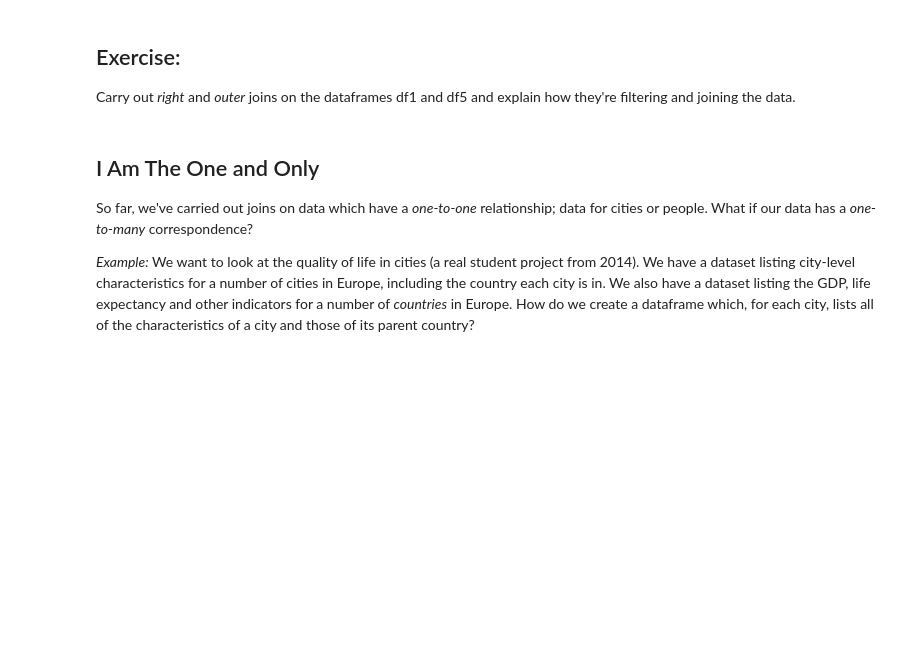
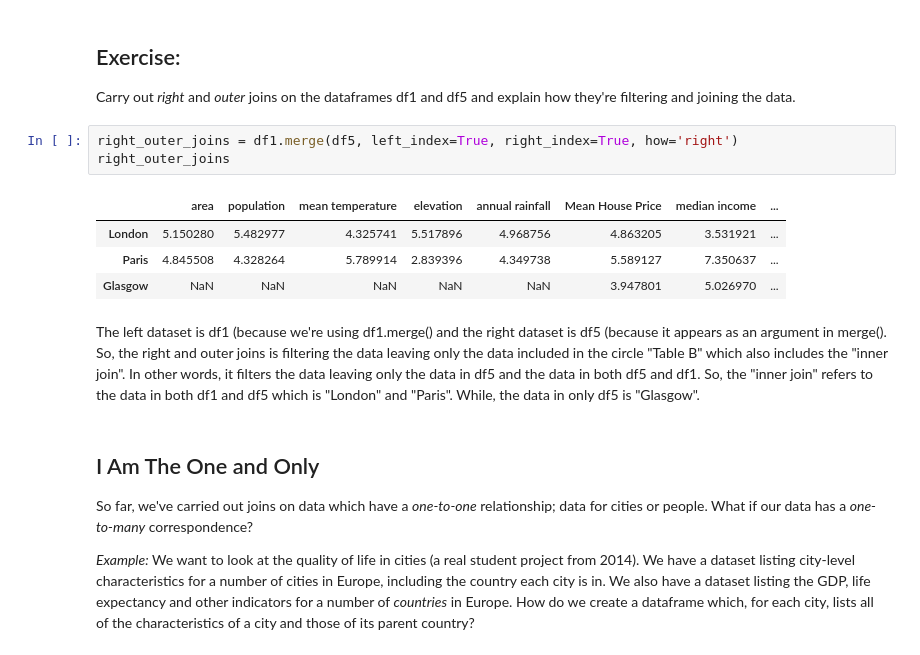
Before and after one commit to AngelaZhang111/QM2, a Jupyter notebook: W3_Merging_and_Joining_in_Python.ipynb, the cells around one changed output. Drawn from its saved outputs; the diff is of its cells as text; blank space fills up the shorter version.

```diff
--- a/W3_Merging_and_Joining_in_Python.ipynb
+++ b/W3_Merging_and_Joining_in_Python.ipynb
@@ -347,6 +347,17 @@ As we see, the missing data appears as **NaN** - Not a Number.
 ## Exercise:
 
 Carry out *right* and *outer* joins on the dataframes df1 and df5 and explain how they're filtering and joining the data.
+# %%
+right_outer_joins = df1.merge(df5, left_index=True, right_index=True, how='right')
+right_outer_joins
+# %% [output]
+|  | area | population | mean temperature | elevation | annual rainfall | Mean House Price | median income | ... |
+| London | 5.150280 | 5.482977 | 4.325741 | 5.517896 | 4.968756 | 4.863205 | 3.531921 | ... |
+| Paris | 4.845508 | 4.328264 | 5.789914 | 2.839396 | 4.349738 | 5.589127 | 7.350637 | ... |
+| Glasgow | NaN | NaN | NaN | NaN | NaN | 3.947801 | 5.026970 | ... |
+# %% [markdown]
+The left dataset is df1 (because we're using df1.merge() and the right dataset is df5 (because it appears as an argument in merge().
+So, the right and outer joins is filtering the data leaving only the data included in the circle "Table B" which also includes the "inner join". In other words, it filters the data leaving only the data in df5 and the data in both df5 and df1. So, the "inner join" refers to the data in both df1 and df5 which is "London" and "Paris". While, the data in only df5 is "Glasgow".
 # %% [markdown]
 ## I Am The One and Only
 
```
Also changed, not shown: parts of 21 cells of this notebook.
